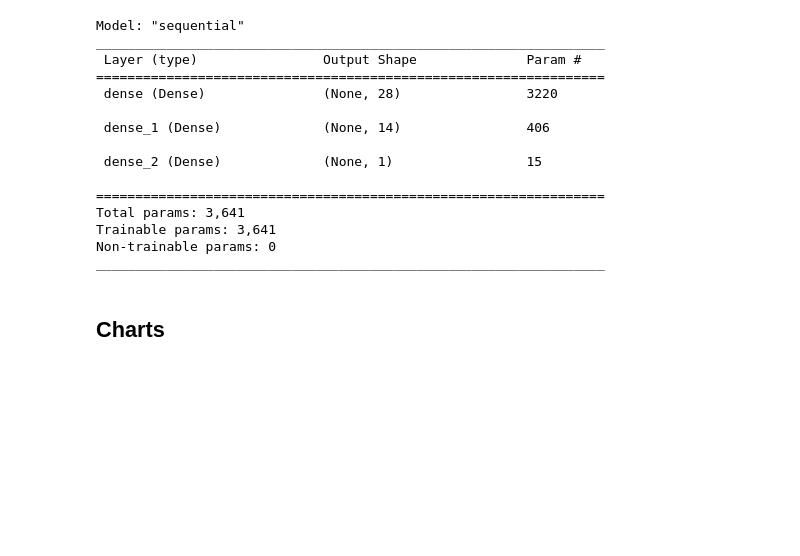
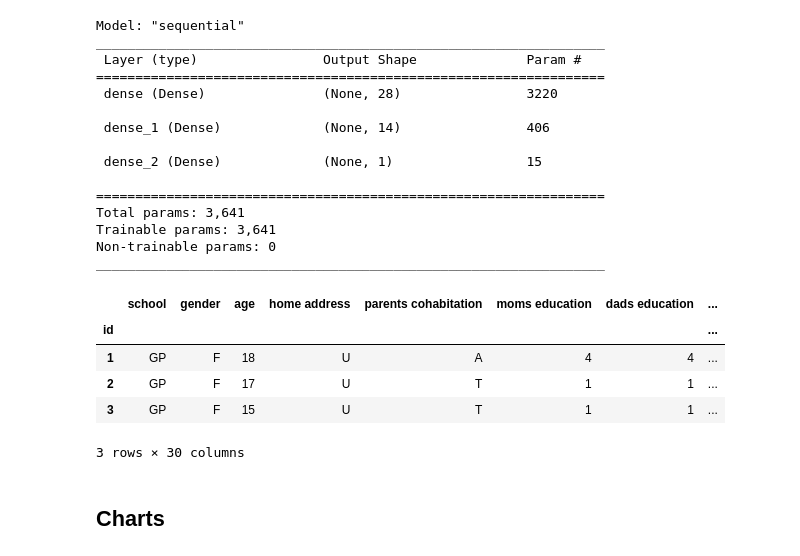
Before and after one commit to jaimiesj/health_outcomes, a Jupyter notebook: src/learn.ipynb, the cells around one changed output. Cells and saved outputs as stored; diff of their text form; code cells hidden in the pictures; blank space fills up the shorter version.

```diff
--- a/src/learn.ipynb
+++ b/src/learn.ipynb
@@ -463,3 +491,14 @@ _________________________________________________________________
+# %%
+data_df = pd.DataFrame(data=rows, columns=map(lambda x: x[0], description))
+data_df = data_df.set_index('id')
+data_df[:3]
+# %% [output]
+|  | school | gender | age | home address | parents cohabitation | moms education | dads education | ... |
+| id |  |  |  |  |  |  |  | ... |
+| 1 | GP | F | 18 | U | A | 4 | 4 | ... |
+| 2 | GP | F | 17 | U | T | 1 | 1 | ... |
+| 3 | GP | F | 15 | U | T | 1 | 1 | ... |
+3 rows × 30 columns
 # %% [markdown]
 ## Charts
 # %%
```
Also changed, not shown: parts of 15 cells of this notebook.
